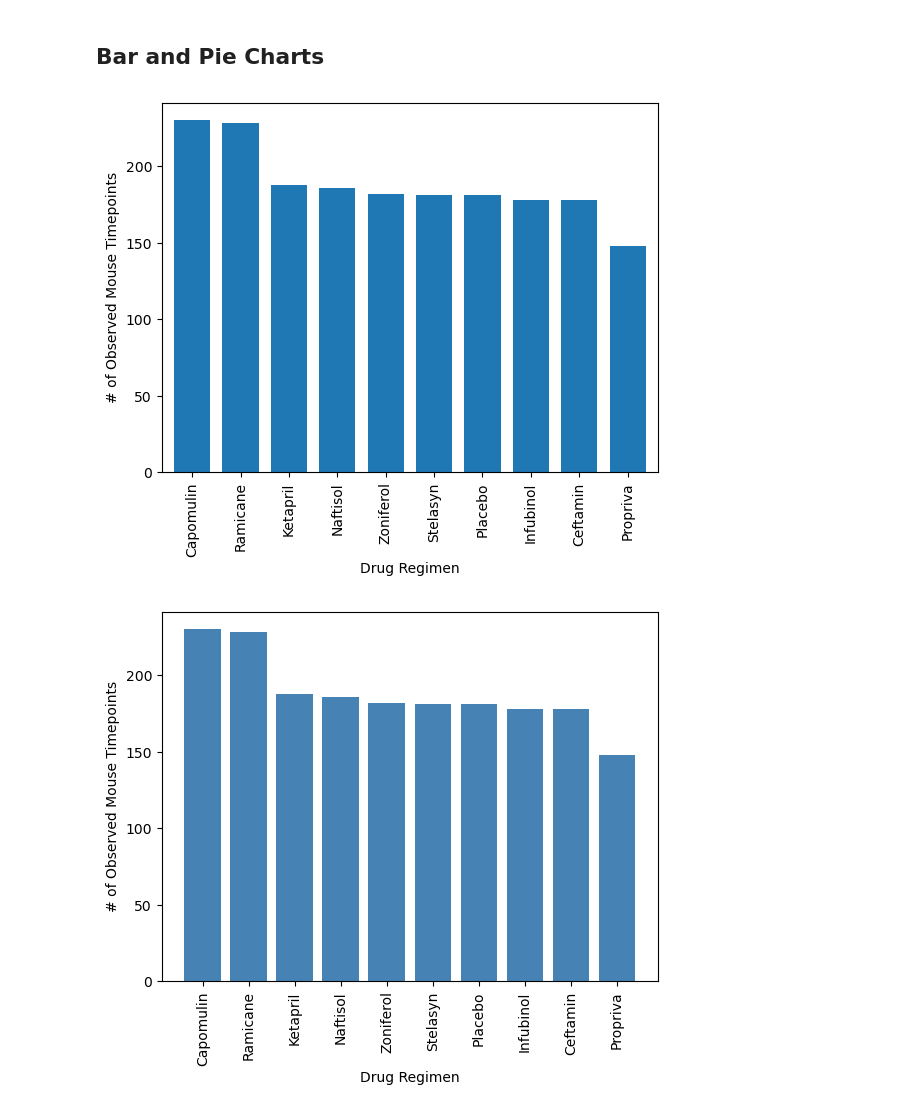
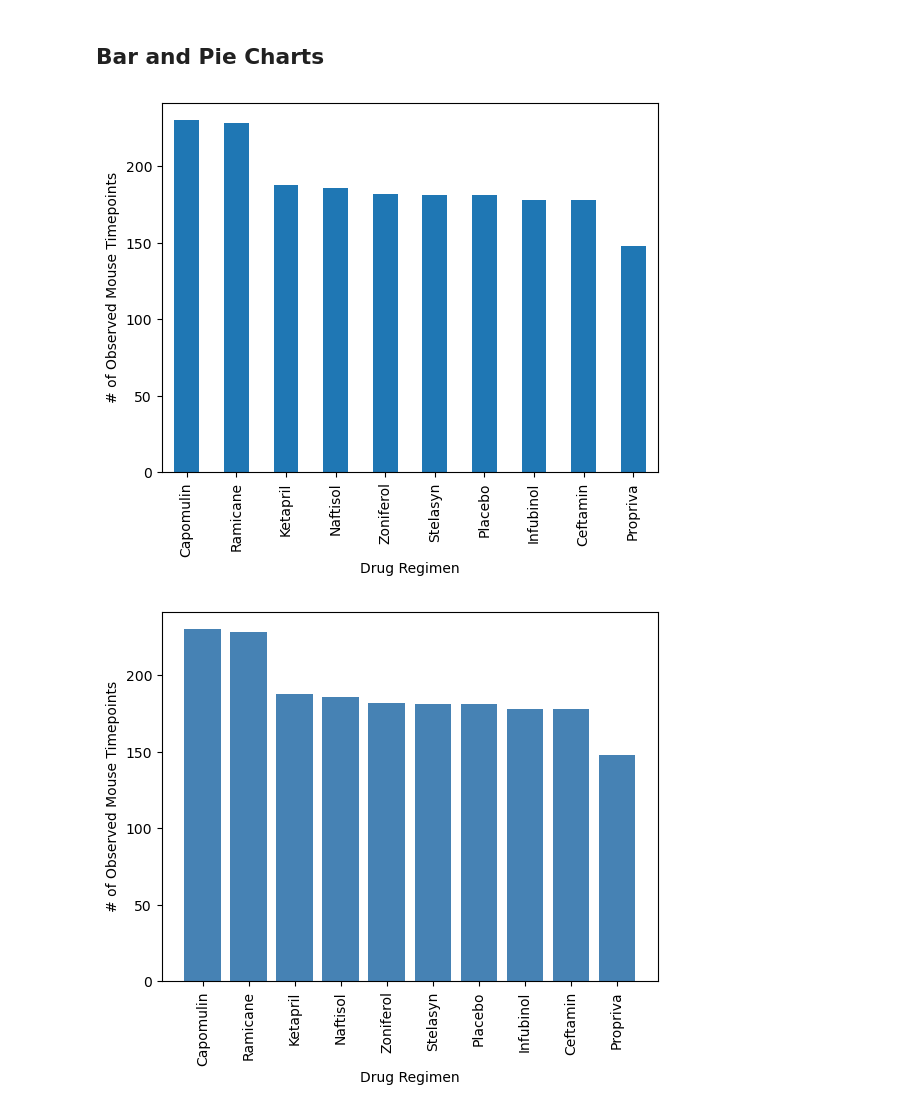
Before and after one commit to AleidvdZ/Module_5_Pymaceuticals, a Jupyter notebook: Pymaceuticals_AvdZ.ipynb, the cells around one changed output. Drawn from its saved outputs; the diff is of its cells as text; code cells hidden in the pictures.

```diff
--- a/Pymaceuticals_AvdZ.ipynb
+++ b/Pymaceuticals_AvdZ.ipynb
@@ -179,18 +178,18 @@ mouse_study_stats
 # %%
 # Generate a bar plot showing the total number of rows (Mouse ID/Timepoints) for each drug regimen using Pandas.
 
 # count the number of rows for each drug regimen and put into a dataframe
 drug_timept = pd.DataFrame(mouse_study_complete2["Drug Regimen"].value_counts())
 drug_timept.rename(columns={"Drug Regimen": "# of Timepoints"}, inplace = True)
 drug_timept.index.name = "Drug Regimen"
 
 # Use DataFrame.plot() in order to create a bar chart of the data
-drug_timept.plot(kind="bar", width= 0.75, legend=False)
+drug_timept.plot(kind="bar", width= 0.5, legend=False)
 plt.ylabel("# of Observed Mouse Timepoints")
 
 plt.show()
 # %% [output]
-[figure, old version]
+[figure, new version]
 # %%
 # Generate a bar plot showing the total number of rows (Mouse ID/Timepoints) for each drug regimen using pyplot.
 
```
Also changed, not shown: parts of 6 cells of this notebook, 1 other file.
